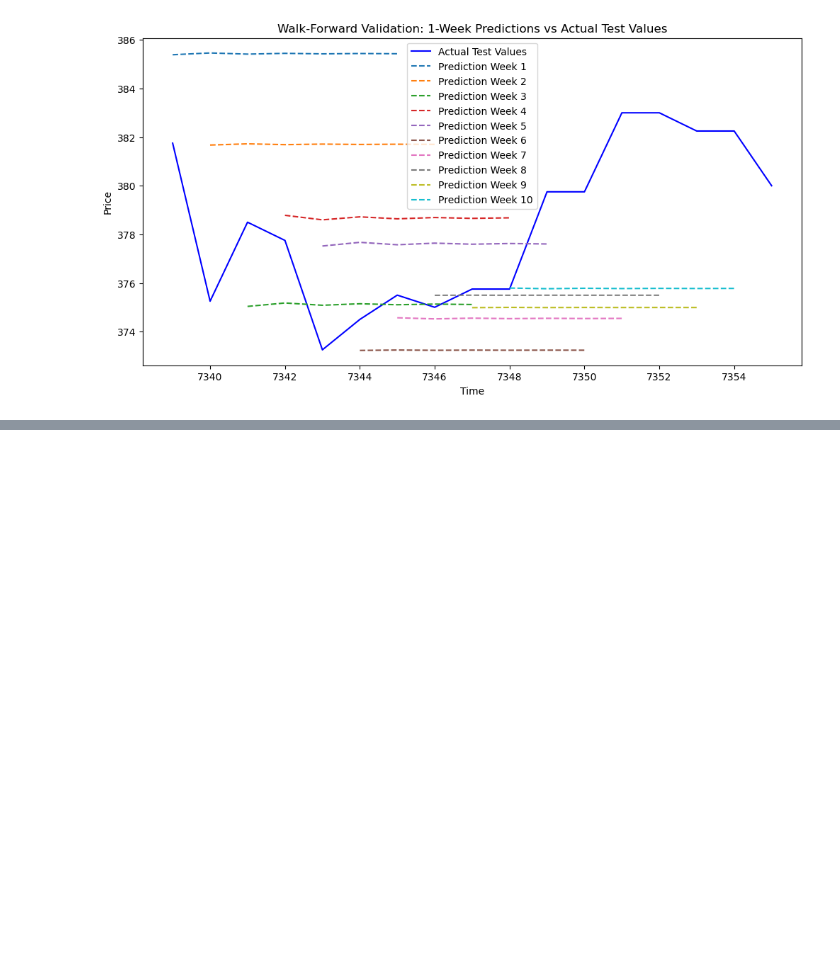
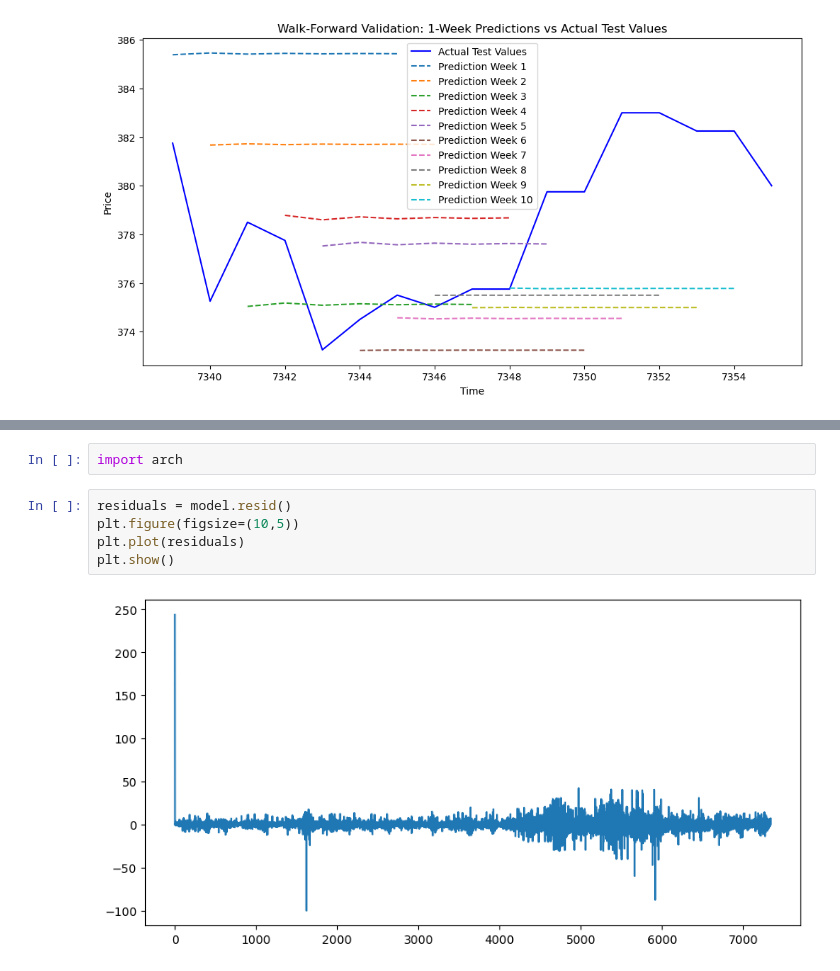
Before and after one commit to WItso/my_portfolio, a Jupyter notebook: Projects/Grain2b.ipynb, the cells around one changed output, grey strips where cells are left out. Drawn from its saved outputs; the diff is of its cells as text; blank space fills up the shorter version.

```diff
--- a/Projects/Grain2b.ipynb
+++ b/Projects/Grain2b.ipynb
@@ -327,0 +351,9 @@ Not great...
+# %%
+import arch
+# %%
+residuals = model.resid()
+plt.figure(figsize=(10,5))
+plt.plot(residuals)
+plt.show()
+# %% [output]
+[figure, added]
```
Also changed, not shown: parts of 20 cells of this notebook, 6 other files.
